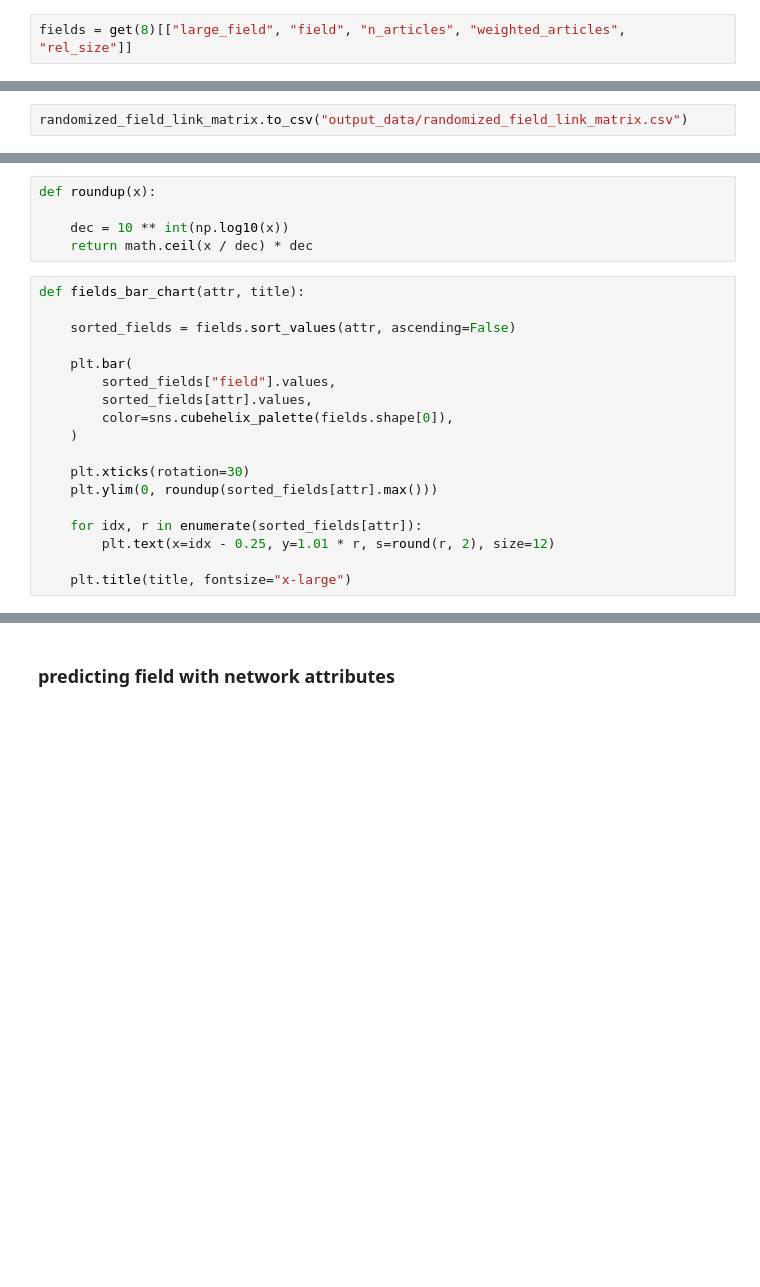
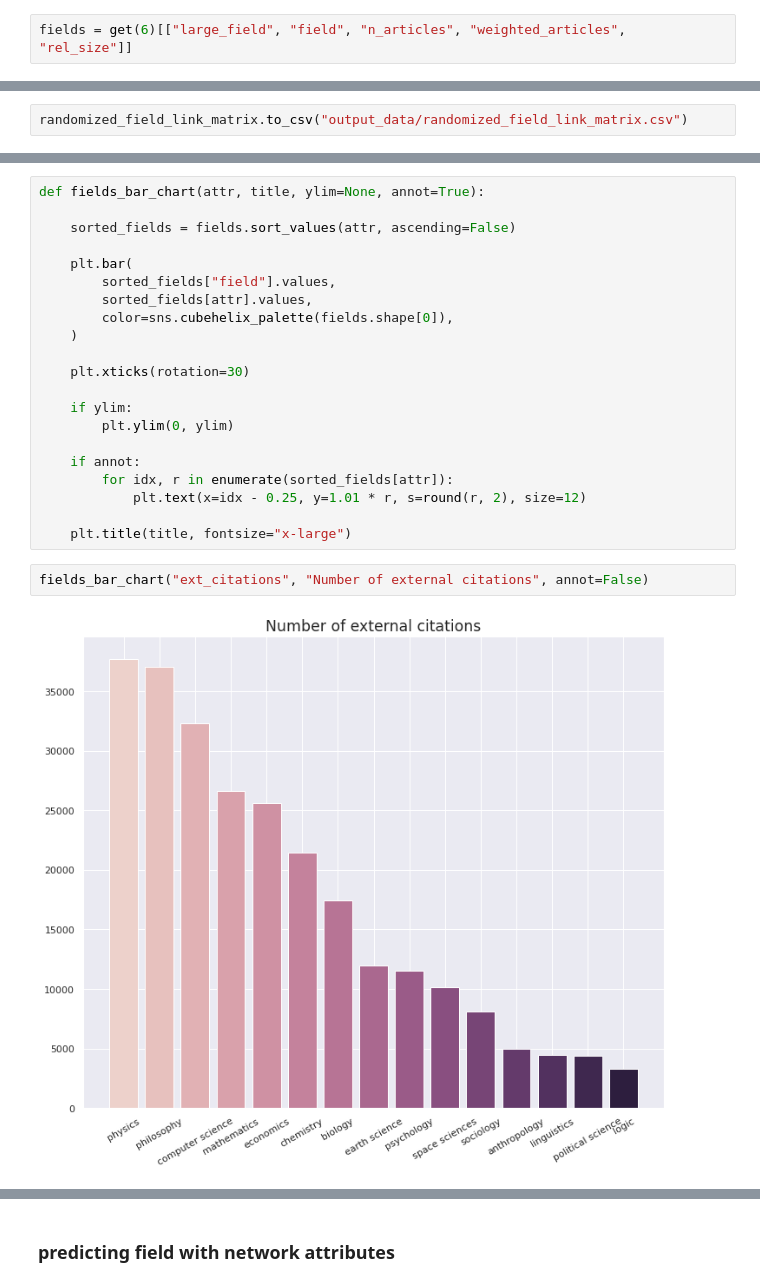
Before and after one commit to dormanh/wikipedia_hyperlinks, a Jupyter notebook: randomization.ipynb, the cells around one changed output, grey strips where cells are left out. Cells and saved outputs as stored; diff of their text form; blank space fills up the shorter version.

```diff
--- a/randomization.ipynb
+++ b/randomization.ipynb
@@ -96,3 +63,3 @@ randomized_df
 # %%
-fields = get(8)[["large_field", "field", "n_articles", "weighted_articles", "rel_size"]]
+fields = get(6)[["large_field", "field", "n_articles", "weighted_articles", "rel_size"]]
 # %%
@@ -351,10 +318,5 @@ Text(0.5, 1.0, 'Distribution of hyperlinks between fields in randomized network\
-# %%
-def roundup(x):
-
-    dec = 10 ** int(np.log10(x))
-    return math.ceil(x / dec) * dec
 # %%
-def fields_bar_chart(attr, title):
+def fields_bar_chart(attr, title, ylim=None, annot=True):
 
     sorted_fields = fields.sort_values(attr, ascending=False)
 
@@ -365,9 +327,16 @@ def fields_bar_chart(attr, title):
     )
 
     plt.xticks(rotation=30)
-    plt.ylim(0, roundup(sorted_fields[attr].max()))
 
-    for idx, r in enumerate(sorted_fields[attr]):
-        plt.text(x=idx - 0.25, y=1.01 * r, s=round(r, 2), size=12)
+    if ylim:
+        plt.ylim(0, ylim)
+
+    if annot:
+        for idx, r in enumerate(sorted_fields[attr]):
+            plt.text(x=idx - 0.25, y=1.01 * r, s=round(r, 2), size=12)
 
     plt.title(title, fontsize="x-large")
+# %%
+fields_bar_chart("ext_citations", "Number of external citations", annot=False)
+# %% [output]
+[figure, added]
```
Also changed, not shown: parts of 14 cells of this notebook, 4 other files.
